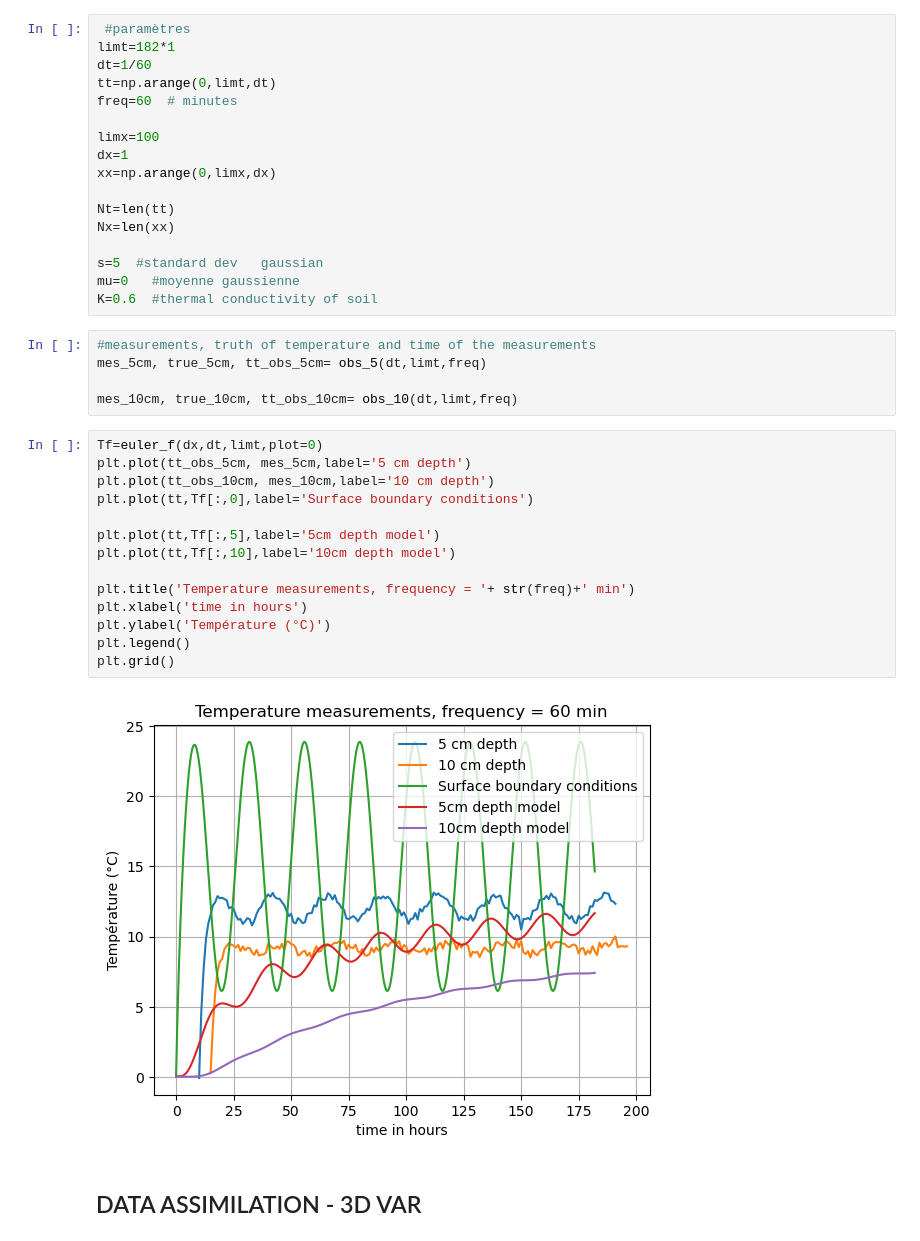
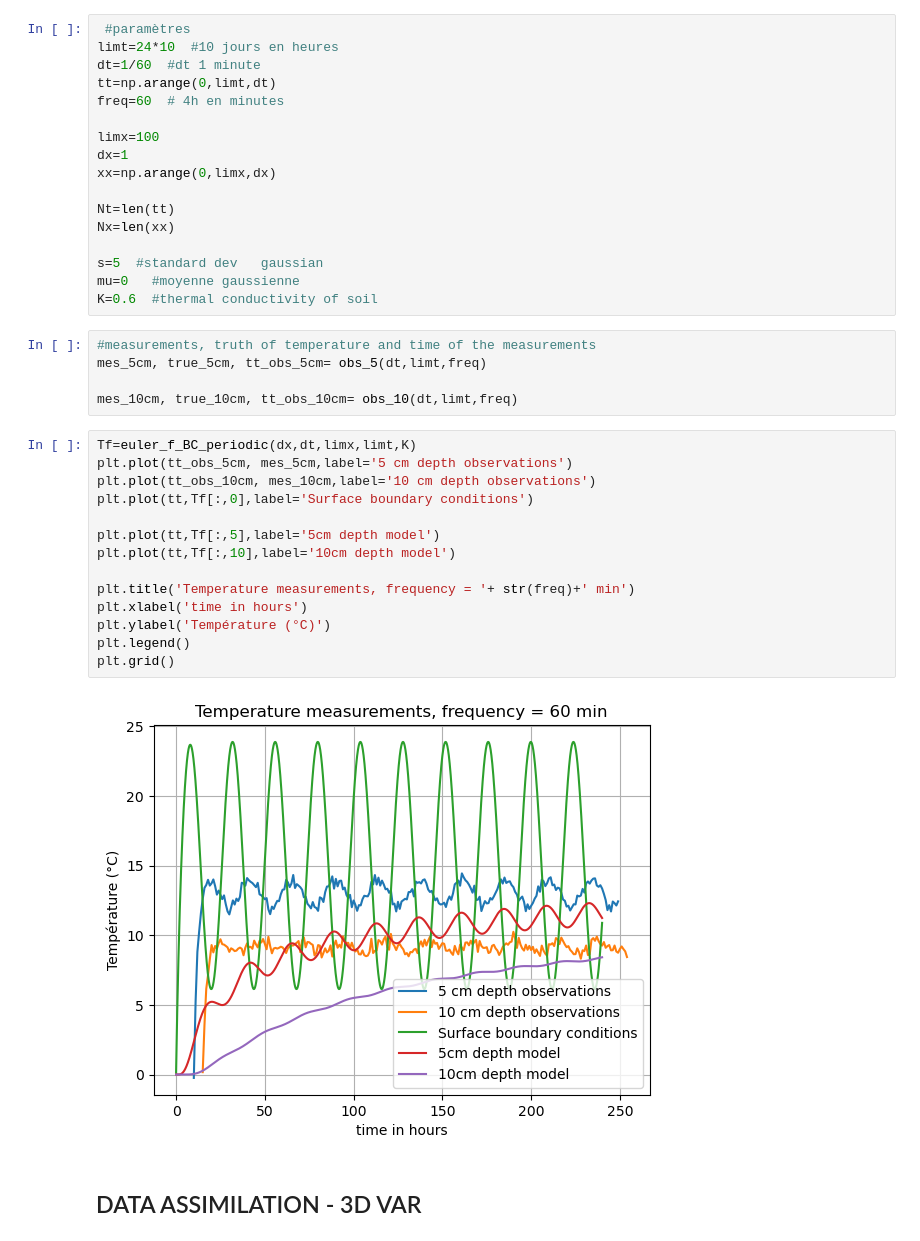
Before and after one commit to brune-RS/M2-Projet-numerique--Finite-difference--Data-assimilation-, a Jupyter notebook: generate_obs+3Dvar.ipynb, the cells around one changed output. Cells and saved outputs as stored; diff of their text form.

```diff
--- a/generate_obs+3Dvar.ipynb
+++ b/generate_obs+3Dvar.ipynb
@@ -14,10 +14,10 @@ from functions import *
 i am inventig an array of observations, représenting measurements of temperature in the soil at 5 cm and 10 cm depth. Then i used something to sample it at the wanted frequency, for the data assimilation part i will try to observe which frequency of observation gives enough information to correct the model and give an appropriate solution.
 # %%
  #paramètres
-limt=182*1
-dt=1/60
+limt=24*10  #10 jours en heures
+dt=1/60  #dt 1 minute
 tt=np.arange(0,limt,dt)
-freq=60  # minutes
+freq=60  # 4h en minutes
 
 limx=100
 dx=1
@@ -35,21 +35,21 @@ mes_5cm, true_5cm, tt_obs_5cm= obs_5(dt,limt,freq)
 
 mes_10cm, true_10cm, tt_obs_10cm= obs_10(dt,limt,freq)
 # %%
-Tf=euler_f(dx,dt,limt,plot=0)
-plt.plot(tt_obs_5cm, mes_5cm,label='5 cm depth')
-plt.plot(tt_obs_10cm, mes_10cm,label='10 cm depth')
+Tf=euler_f_BC_periodic(dx,dt,limx,limt,K)
+plt.plot(tt_obs_5cm, mes_5cm,label='5 cm depth observations')
+plt.plot(tt_obs_10cm, mes_10cm,label='10 cm depth observations')
 plt.plot(tt,Tf[:,0],label='Surface boundary conditions')
 
 plt.plot(tt,Tf[:,5],label='5cm depth model')
 plt.plot(tt,Tf[:,10],label='10cm depth model')
 
 plt.title('Temperature measurements, frequency = '+ str(freq)+' min')
 plt.xlabel('time in hours')
 plt.ylabel('Température (°C)')
 plt.legend()
 plt.grid()
 # %% [output]
-[figure, old version]
+[figure, new version]
 # %% [markdown]
 ## DATA ASSIMILATION - 3D VAR
 # %%
```
Also changed, not shown: parts of 8 cells of this notebook.
